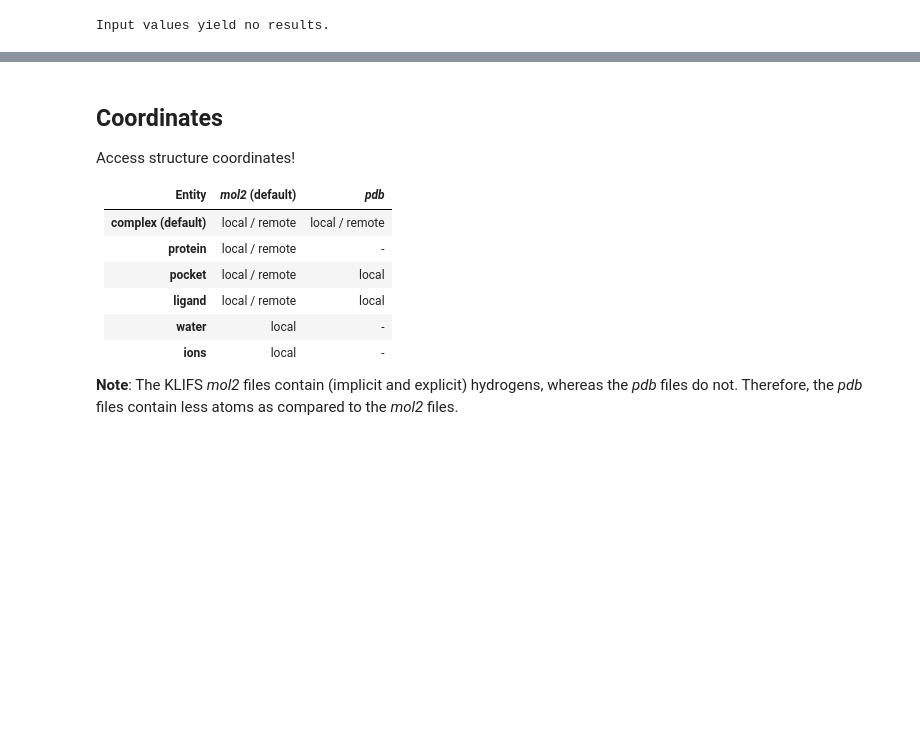
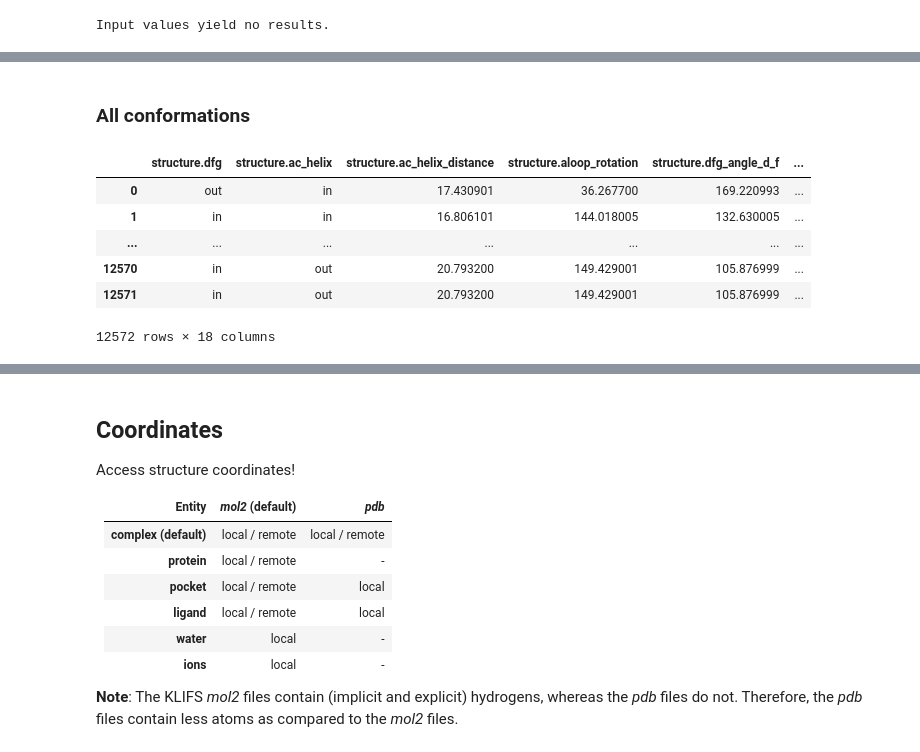
Before and after one commit to volkamerlab/opencadd, a Jupyter notebook: docs/tutorials/databases_klifs.ipynb, the cells around one changed output, grey strips where cells are left out. Saved outputs shown, nothing was run; the diff lists cells and outputs as text; code cells hidden in the pictures; blank space fills up the shorter version.

Commit message:
KLIFS: Update tutorial; add conformations (text and code)

```diff
--- a/docs/tutorials/databases_klifs.ipynb
+++ b/docs/tutorials/databases_klifs.ipynb
@@ -1038,0 +1043,12 @@ remote.drugs.all_drugs()
+# %% [markdown]
+### All conformations
+# %%
+remote.conformations.all_conformations()
+# %% [output]
+|  | structure.dfg | structure.ac_helix | structure.ac_helix_distance | structure.aloop_rotation | structure.dfg_angle_d_f | ... |
+| 0 | out | in | 17.430901 | 36.267700 | 169.220993 | ... |
+| 1 | in | in | 16.806101 | 144.018005 | 132.630005 | ... |
+| ... | ... | ... | ... | ... | ... | ... |
+| 12570 | in | out | 20.793200 | 149.429001 | 105.876999 | ... |
+| 12571 | in | out | 20.793200 | 149.429001 | 105.876999 | ... |
+12572 rows × 18 columns
```
Also changed, not shown: parts of 41 cells of this notebook.
